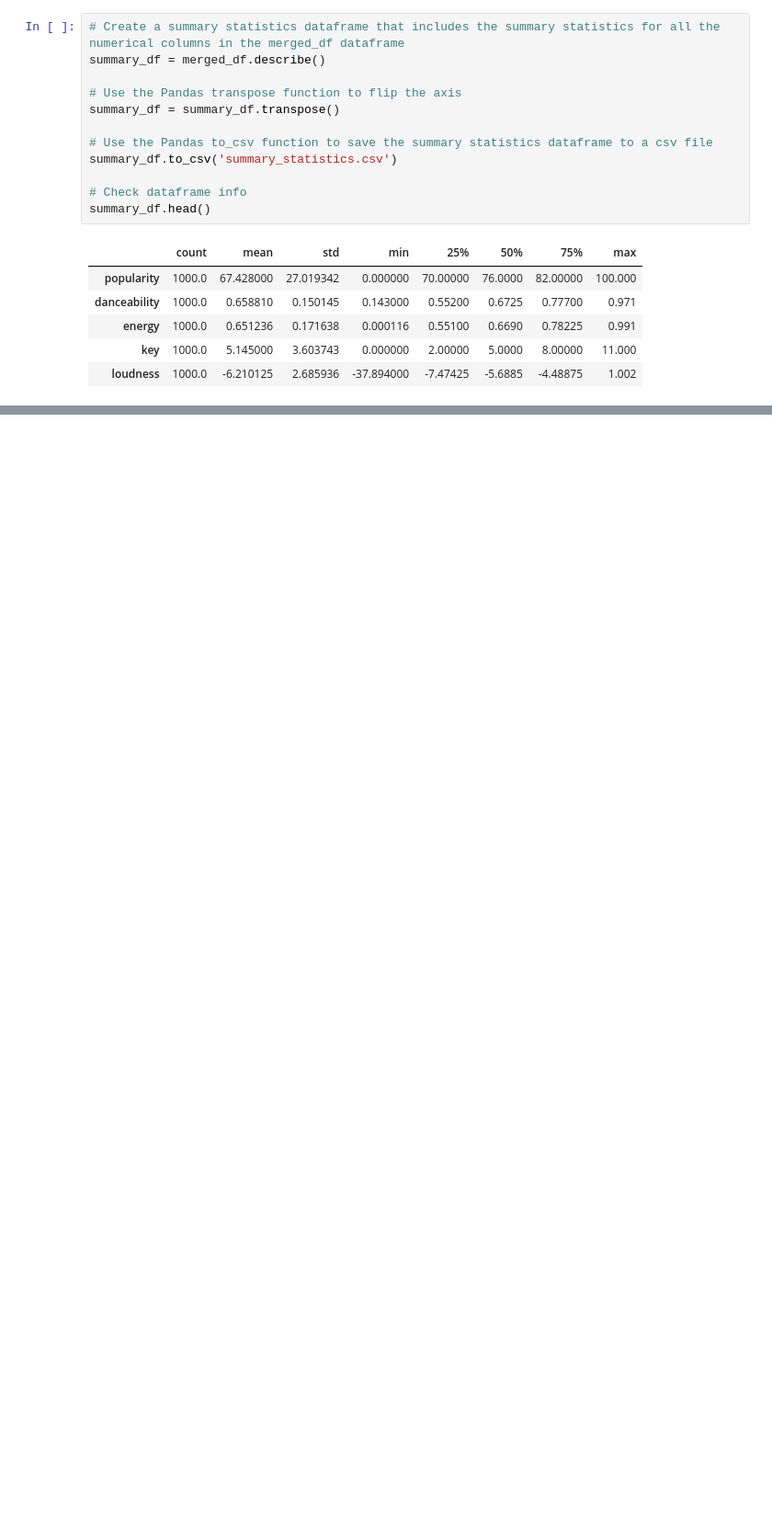
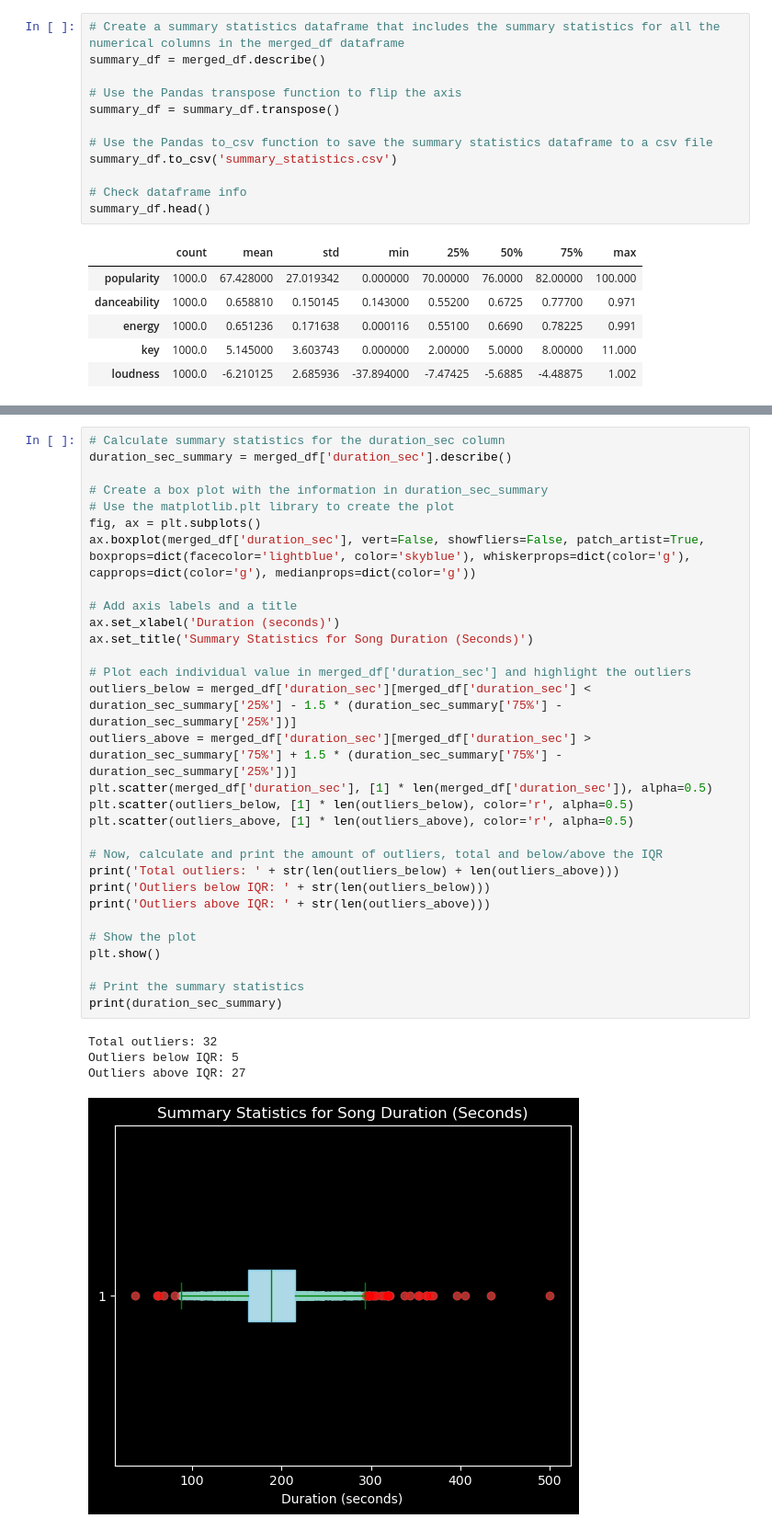
Before and after one commit to amdruggan/project_1, a Jupyter notebook: Resources/main.ipynb, the cells around one changed output, grey strips where cells are left out. Shown at 92% size. Drawn from its saved outputs; the diff is of its cells as text; blank space fills up the shorter version.

```diff
--- a/Resources/main.ipynb
+++ b/Resources/main.ipynb
@@ -220,0 +233,35 @@ multi_track_artist_counts_df.head()
+# %%
+# Calculate summary statistics for the duration_sec column
+duration_sec_summary = merged_df['duration_sec'].describe()
+
+# Create a box plot with the information in duration_sec_summary
+# Use the matplotlib.plt library to create the plot
+fig, ax = plt.subplots()
+ax.boxplot(merged_df['duration_sec'], vert=False, showfliers=False, patch_artist=True, boxprops=dict(facecolor='lightblue', color='skyblue'), whiskerprops=dict(color='g'), capprops=dict(color='g'), medianprops=dict(color='g'))
+
+# Add axis labels and a title
+ax.set_xlabel('Duration (seconds)')
+ax.set_title('Summary Statistics for Song Duration (Seconds)')
+
+# Plot each individual value in merged_df['duration_sec'] and highlight the outliers
+outliers_below = merged_df['duration_sec'][merged_df['duration_sec'] < duration_sec_summary['25%'] - 1.5 * (duration_sec_summary['75%'] - duration_sec_summary['25%'])]
+outliers_above = merged_df['duration_sec'][merged_df['duration_sec'] > duration_sec_summary['75%'] + 1.5 * (duration_sec_summary['75%'] - duration_sec_summary['25%'])]
+plt.scatter(merged_df['duration_sec'], [1] * len(merged_df['duration_sec']), alpha=0.5)
+plt.scatter(outliers_below, [1] * len(outliers_below), color='r', alpha=0.5)
+plt.scatter(outliers_above, [1] * len(outliers_above), color='r', alpha=0.5)
+
+# Now, calculate and print the amount of outliers, total and below/above the IQR
+print('Total outliers: ' + str(len(outliers_below) + len(outliers_above)))
+print('Outliers below IQR: ' + str(len(outliers_below)))
+print('Outliers above IQR: ' + str(len(outliers_above)))
+
+# Show the plot
+plt.show()
+
+# Print the summary statistics
+print(duration_sec_summary)
+# %% [output]
+Total outliers: 32
+Outliers below IQR: 5
+Outliers above IQR: 27
+[figure, added]
```
Also changed, not shown: parts of 3 cells of this notebook.
